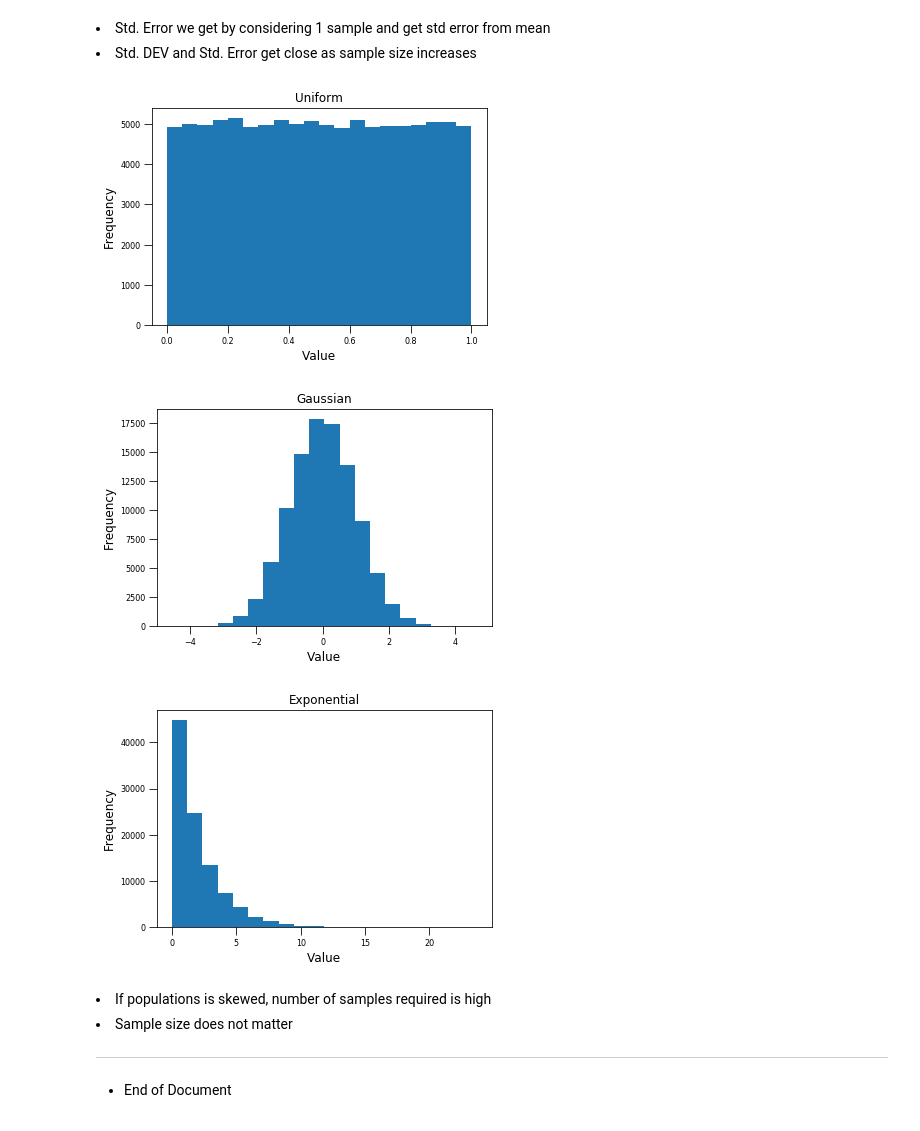
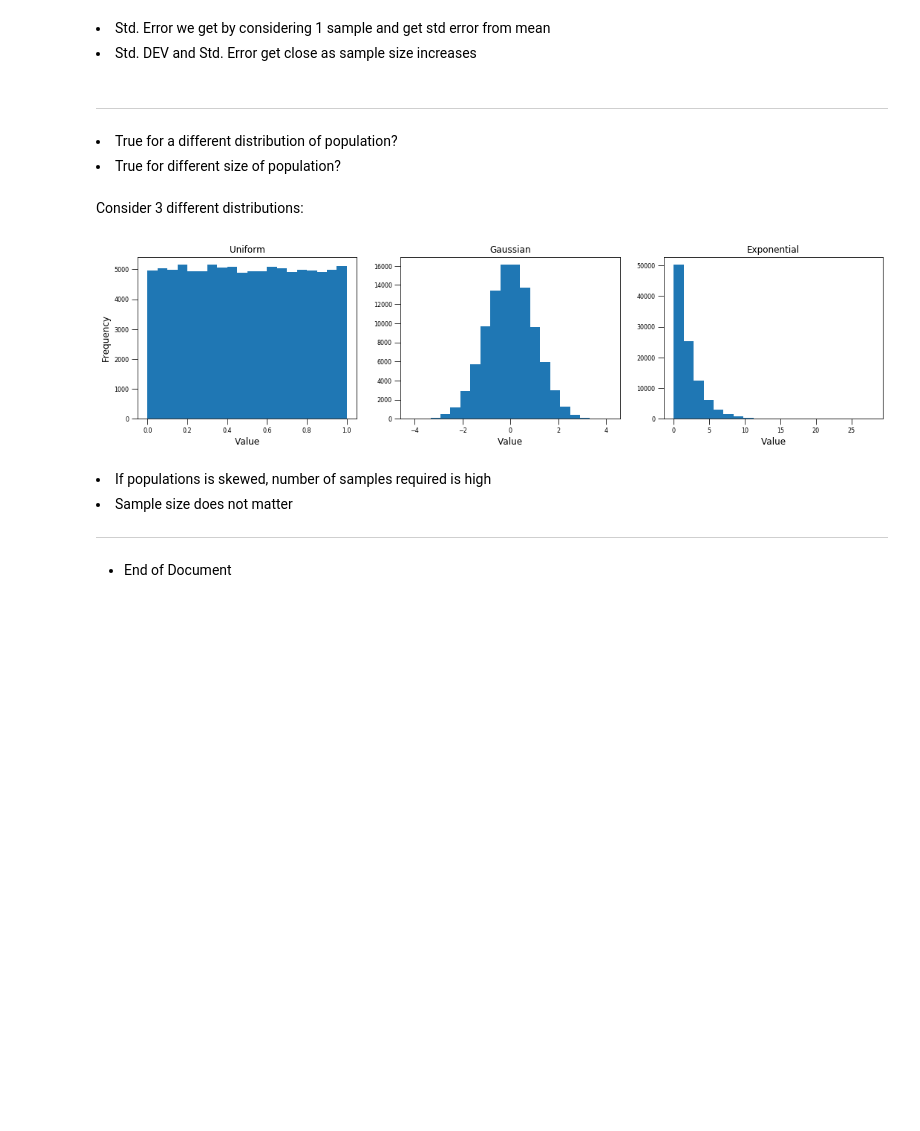
Before and after one commit to joshipras/moocs, a Jupyter notebook: mit_ocw_6.0002/lecture_8/lecture_8.ipynb, the cells around one changed output. Saved outputs shown, nothing was run; the diff lists cells and outputs as text; code cells hidden in the pictures; blank space fills up the shorter version.

```diff
--- a/mit_ocw_6.0002/lecture_8/lecture_8.ipynb
+++ b/mit_ocw_6.0002/lecture_8/lecture_8.ipynb
@@ -218,34 +225,37 @@ HTML(
 Std. Error we get by considering 1 sample and get std error from mean
 Std. DEV and Std. Error get close as sample size increases
 # %%
-HTML('''
+display(HTML('''
+<hr>
 <li> True for a different distribution of population?
 <li> True for different size of population?
-<br>
-1. Consider 3 different distribution:
-
-
-
-''')
+<br><br>
+Consider 3 different distributions:
+'''))
 
 
 def plotDistributions():
     uniform, normal, exp = [], [], []
     for i in range(100000):
         uniform.append(random.random())
         normal.append(random.gauss(0, 1))
         exp.append(random.expovariate(0.5))
+    plt.figure(figsize=(18,4))
+    plt.subplot(131)
     makeHist(uniform, 'Uniform', 'Value', 'Frequency')
-    pylab.figure()
-    makeHist(normal, 'Gaussian', 'Value', 'Frequency')
-    pylab.figure()
-    makeHist(exp, 'Exponential', 'Value', 'Frequency')
+#     pylab.figure()
+    plt.subplot(132)
+    makeHist(normal, 'Gaussian', 'Value', '')
+#     pylab.figure()
+    plt.subplot(133)
+    makeHist(exp, 'Exponential', 'Value', '')
 
 plotDistributions()
 # %% [output]
+True for a different distribution of population?
+True for different size of population?
+Consider 3 different distributions:
-[figure, old version]
+[figure, new version]
-[figure, removed]
-[figure, removed]
 # %%
 HTML(
 '''
```
Also changed, not shown: parts of 5 cells of this notebook.
